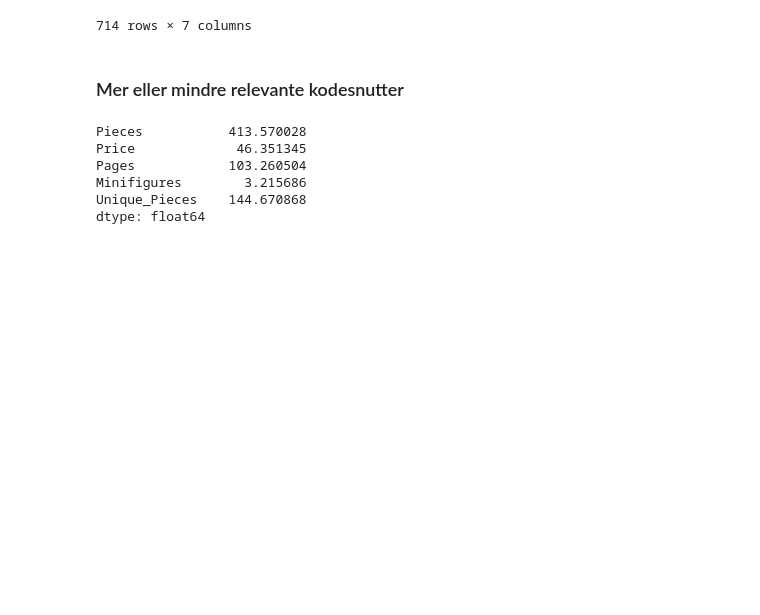
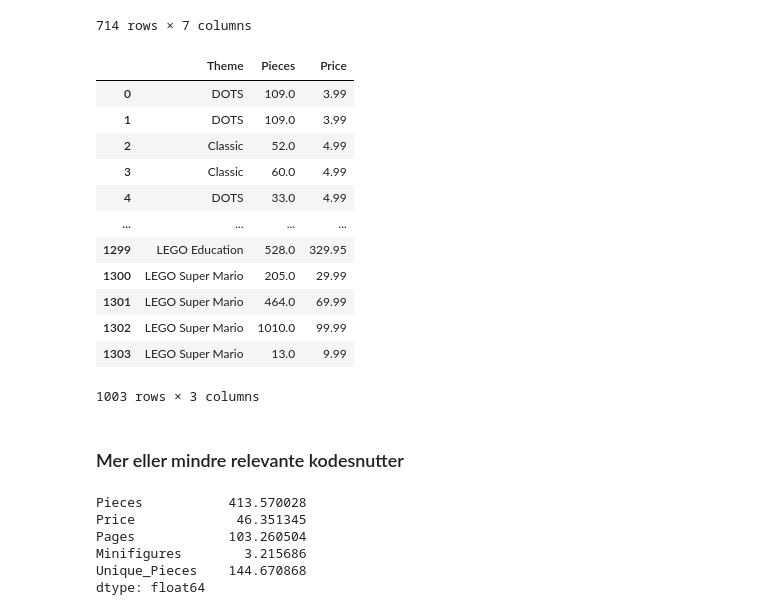
Before and after one commit to erikbjo/istg1003prosjekt, a Jupyter notebook: Oppgaver/oppg1.ipynb, the cells around one changed output. Cells and saved outputs as stored; diff of their text form; code cells hidden in the pictures; blank space fills up the shorter version.

```diff
--- a/Oppgaver/oppg1.ipynb
+++ b/Oppgaver/oppg1.ipynb
@@ -50,6 +62,31 @@ df2
 | 1174 | Jurassic Park: T. rex Rampage | Jurassic World | 3120.0 | 249.99 | 464.0 | 6.0 | 525.0 |
 | 1175 | Monkie Kid's Team Secret HQ | Monkie Kid | 1105.0 | 169.99 | 556.0 | 7.0 | 622.0 |
 714 rows × 7 columns
+# %%
+df_actual = df[["Theme", "Pieces", "Price"]]
+df_actual = df_actual.dropna()
+
+df_actual["Theme"] = df_actual["Theme"].astype(str)
+df_actual["Theme"] = df_actual["Theme"].str.replace(r'[^a-zA-Z0-9\s-]', '', regex = True)
+
+df_actual["Price"] = df_actual["Price"].str.replace('\$', '', regex = True)
+df_actual["Price"] = df_actual["Price"].astype(float)
+
+df_actual
+# %% [output]
+|  | Theme | Pieces | Price |
+| 0 | DOTS | 109.0 | 3.99 |
+| 1 | DOTS | 109.0 | 3.99 |
+| 2 | Classic | 52.0 | 4.99 |
+| 3 | Classic | 60.0 | 4.99 |
+| 4 | DOTS | 33.0 | 4.99 |
+| ... | ... | ... | ... |
+| 1299 | LEGO Education | 528.0 | 329.95 |
+| 1300 | LEGO Super Mario | 205.0 | 29.99 |
+| 1301 | LEGO Super Mario | 464.0 | 69.99 |
+| 1302 | LEGO Super Mario | 1010.0 | 99.99 |
+| 1303 | LEGO Super Mario | 13.0 | 9.99 |
+1003 rows × 3 columns
 # %% [markdown]
 ### Mer eller mindre relevante kodesnutter
 # %%
```
Also changed, not shown: parts of 17 cells of this notebook.
